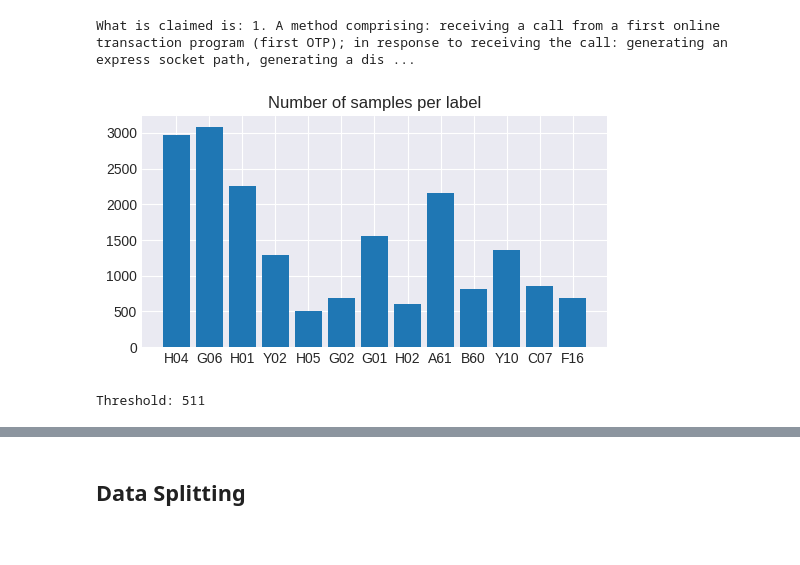
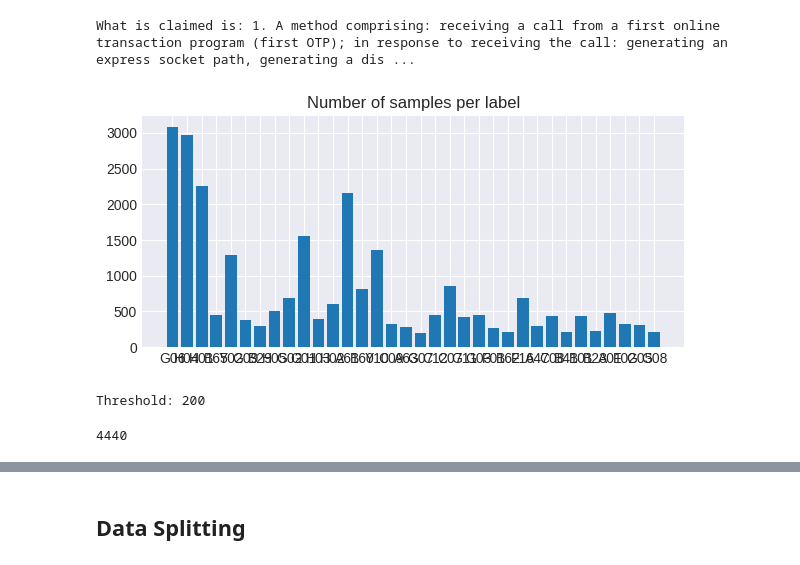
Before and after one commit to linhlt-it-ee/wiki_builder, a Jupyter notebook: data/preprocess_us_patents.ipynb, the cells around one changed output, grey strips where cells are left out. Drawn from its saved outputs; the diff is of its cells as text; code cells hidden in the pictures.

```diff
--- a/data/preprocess_us_patents.ipynb
+++ b/data/preprocess_us_patents.ipynb
@@ -118,7 +118,7 @@ def compute_frequency(samples):
     return freq
 
 freq = compute_frequency(samples)
-labels = set(k for k, v in freq.items() if v >= 500)
+labels = set(k for k, v in freq.items() if v >= 200)
 label_ids = {x : i for i, x in enumerate(labels)}
 print("Number of labels:", len(labels))
 # %% [output]
@@ -160,14 +160,25 @@ print(df["content"].iloc[0])
 What is claimed is: 1. A method comprising: receiving a call from a first online transaction program (first OTP); in response to receiving the call: generating an express socket path, generating a dis ...
 # %%
 freq = compute_frequency(samples)
-fig = plt.figure(figsize=(6, 3))
+fig = plt.figure(figsize=(7, 3))
 plt.bar(freq.keys(), freq.values())
 plt.title("Number of samples per label")
 plt.show()
 # %% [output]
-[figure, old version]
+[figure, new version]
 # %%
-threshold = min_freq = min(freq.values())
+threshold = 200
 print("Threshold:", threshold)
+
+def pivot(arr, keys):
+    global sample_label
+    a, b = [], []
+    for x in arr:
+        if keys.intersection(sample_label[x]):
+            b.append(x)
+        else:
+            a.append(x)
+    a.extend(b)
+    return a
 # %% [output]
-Threshold: 511
+Threshold: 200
@@ -195,3 +218,7 @@ new_samples = [x for i, x in enumerate(samples) if i in selected_samples]
+# %%
+len(new_samples)
+# %% [output]
+4440
 # %%
 new_freq = compute_frequency(new_samples)
 new_freq = {k: new_freq[k] for k in sorted(new_freq, key=new_freq.get)}
```
Also changed, not shown: parts of 12 cells of this notebook, 1 other file.
